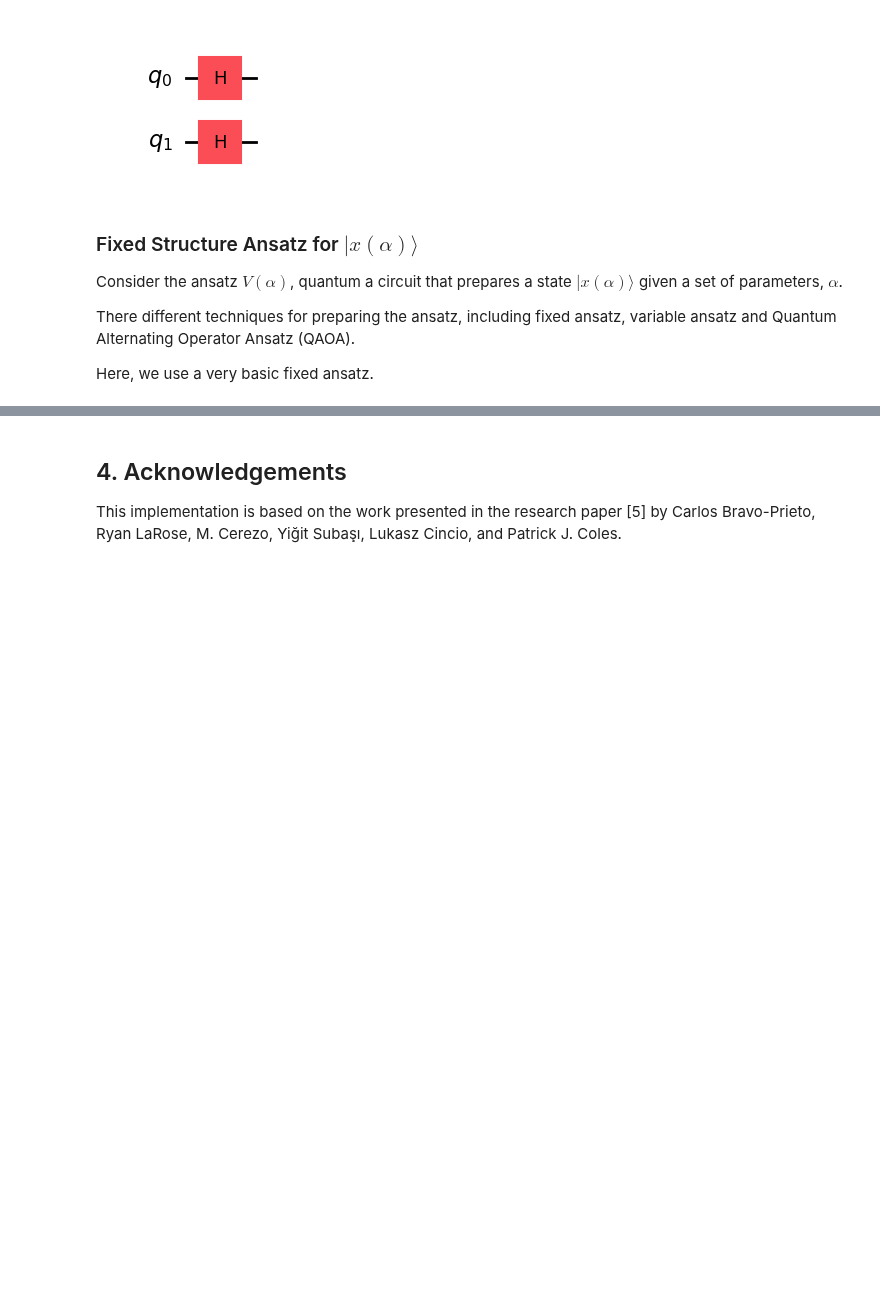
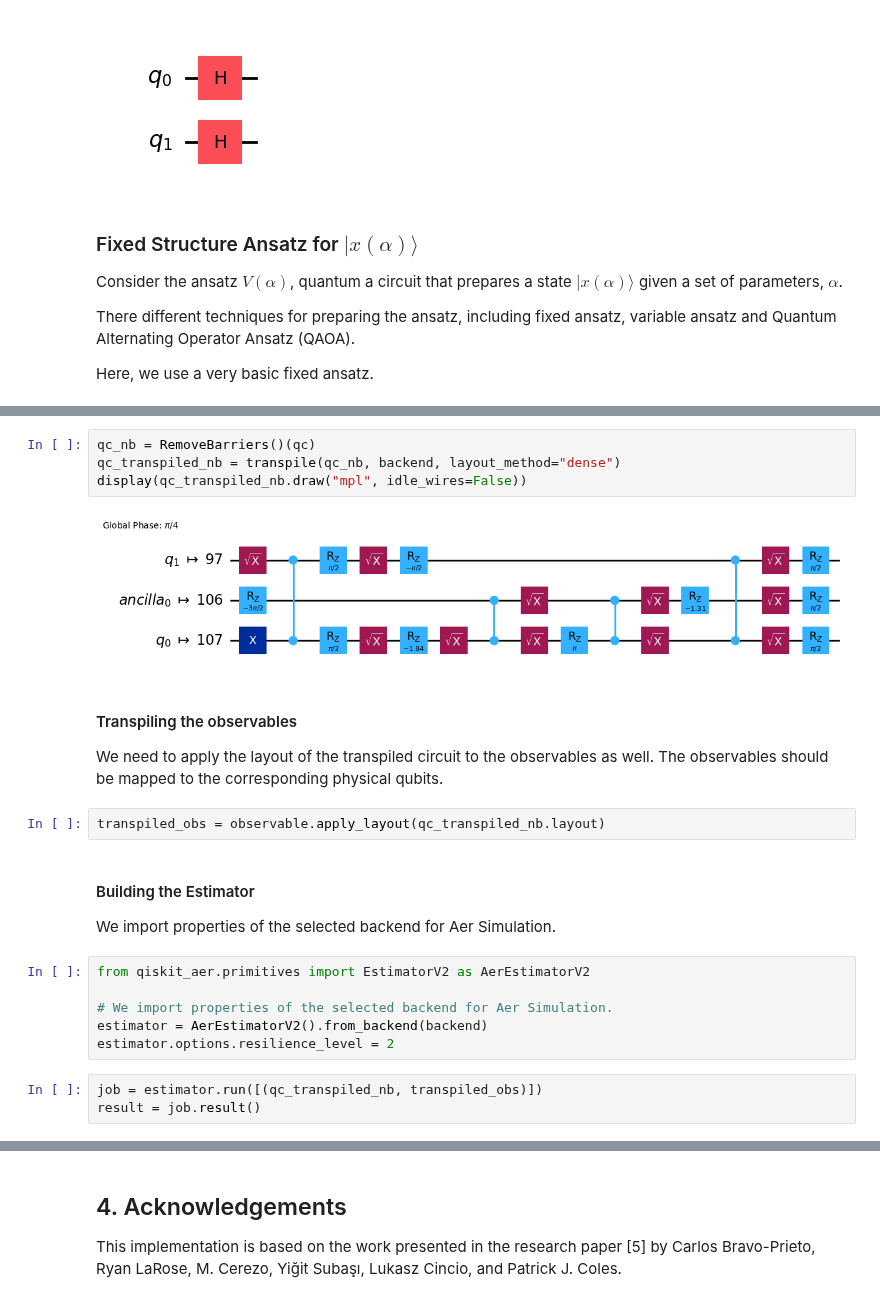
Before and after one commit to Weidsn/Quantum_Computational_Fluid_Dynamics, a Jupyter notebook: Qiskit/vqls_implementation.ipynb, the cells around one changed output, grey strips where cells are left out. Cells and saved outputs as stored; diff of their text form; blank space fills up the shorter version.

```diff
--- a/Qiskit/vqls_implementation.ipynb
+++ b/Qiskit/vqls_implementation.ipynb
@@ -523,0 +681,25 @@ Suppose the ancilla qubit is $|\psi\rangle$, then the expectation value is $\lan
+# %%
+qc_nb = RemoveBarriers()(qc)
+qc_transpiled_nb = transpile(qc_nb, backend, layout_method="dense")
+display(qc_transpiled_nb.draw("mpl", idle_wires=False))
+# %% [output]
+[figure, added]
+# %% [markdown]
+#### Transpiling the observables
+
+We need to apply the layout of the transpiled circuit to the observables as well. The observables should be mapped to the corresponding physical qubits.
+# %%
+transpiled_obs = observable.apply_layout(qc_transpiled_nb.layout)
+# %% [markdown]
+#### Building the Estimator
+
+We import properties of the selected backend for Aer Simulation.
+# %%
+from qiskit_aer.primitives import EstimatorV2 as AerEstimatorV2
+
+# We import properties of the selected backend for Aer Simulation.
+estimator = AerEstimatorV2().from_backend(backend)
+estimator.options.resilience_level = 2
+# %%
+job = estimator.run([(qc_transpiled_nb, transpiled_obs)])
+result = job.result()
```
Also changed, not shown: parts of 43 cells of this notebook.
